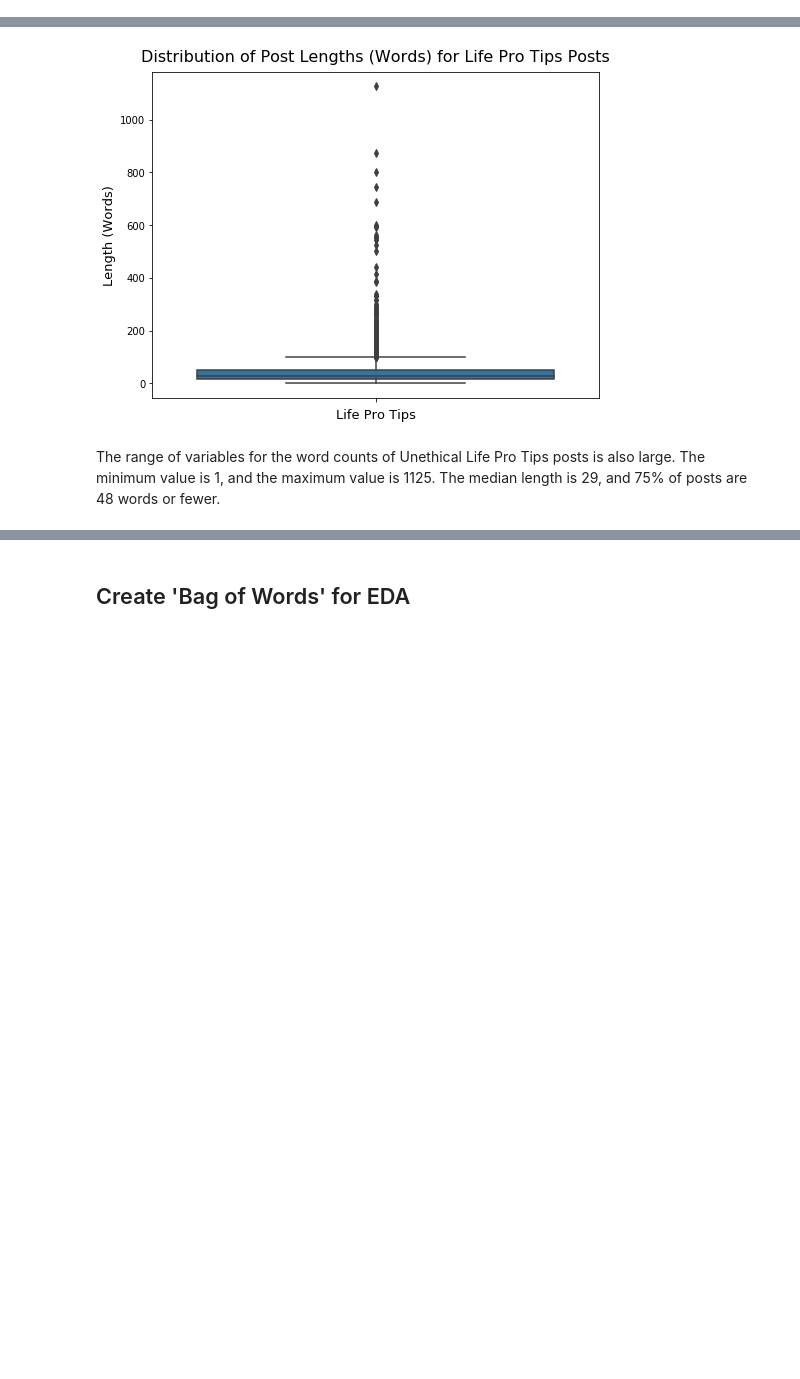
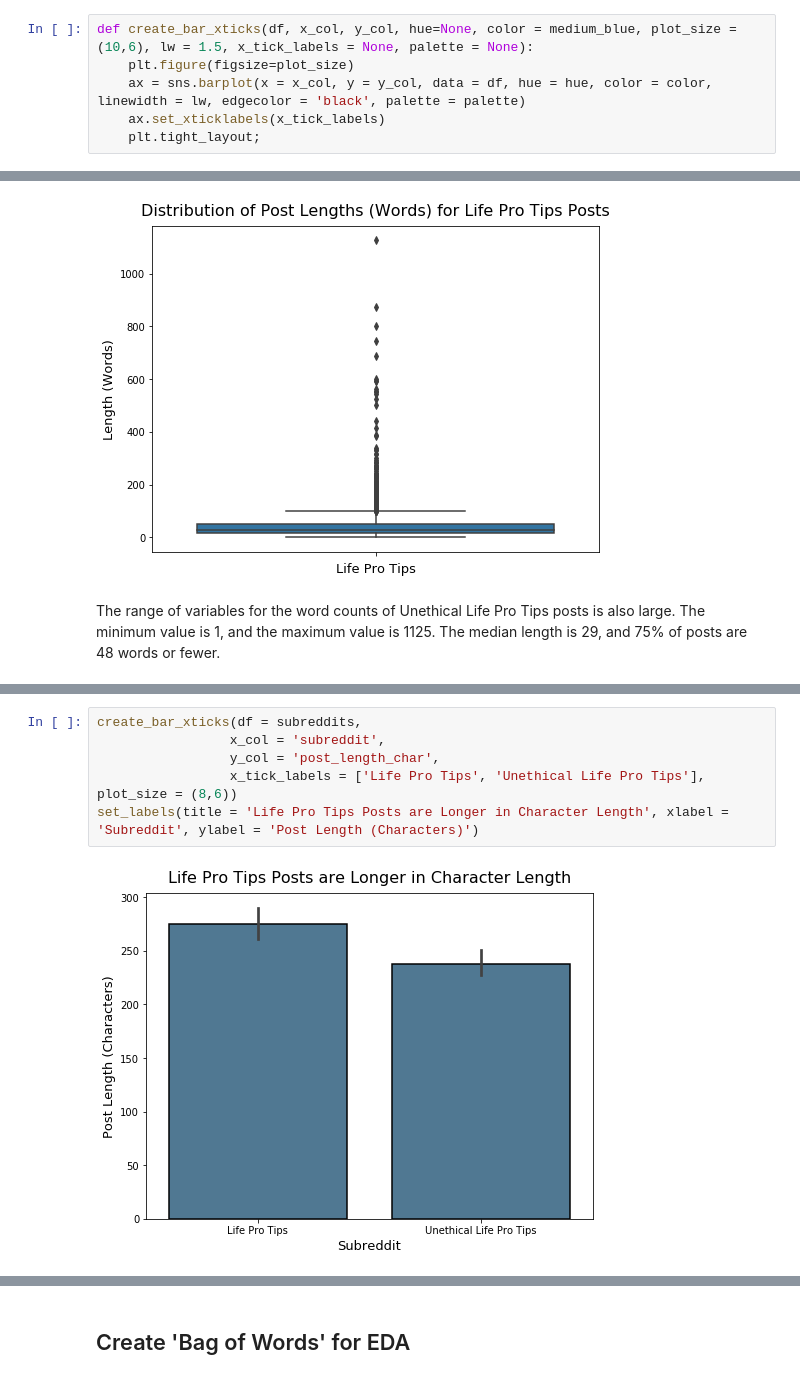
Before and after one commit to jlu90/Subreddit-Classification, a Jupyter notebook: code/04-EDA.ipynb, the cells around one changed output, grey strips where cells are left out. Drawn from its saved outputs; the diff is of its cells as text; blank space fills up the shorter version.

```diff
--- a/code/04-EDA.ipynb
+++ b/code/04-EDA.ipynb
@@ -35,6 +43,12 @@ def create_v_barplot(df, feature, fig_size = (8,6)):
 # %%
 def create_hist(df, feature, num_bins=10):
     sns.distplot(df[feature], bins = num_bins, kde = False, hist_kws=dict(edgecolor="k", linewidth=2))
+# %%
+def create_bar_xticks(df, x_col, y_col, hue=None, color = medium_blue, plot_size = (10,6), lw = 1.5, x_tick_labels = None, palette = None):
+    plt.figure(figsize=plot_size)
+    ax = sns.barplot(x = x_col, y = y_col, data = df, hue = hue, color = color, linewidth = lw, edgecolor = 'black', palette = palette)
+    ax.set_xticklabels(x_tick_labels)
+    plt.tight_layout;
 # %%
 def get_frequent_words(df, words_df, feature, binary_num):
 
@@ -161,0 +175,8 @@ The range of variables for the word counts of Unethical Life Pro Tips posts is a
+# %%
+create_bar_xticks(df = subreddits,
+                 x_col = 'subreddit',
+                 y_col = 'post_length_char',
+                 x_tick_labels = ['Life Pro Tips', 'Unethical Life Pro Tips'], plot_size = (8,6))
+set_labels(title = 'Life Pro Tips Posts are Longer in Character Length', xlabel = 'Subreddit', ylabel = 'Post Length (Characters)')
+# %% [output]
+[figure, added]
```
Also changed, not shown: parts of 21 cells of this notebook, 3 other files.
